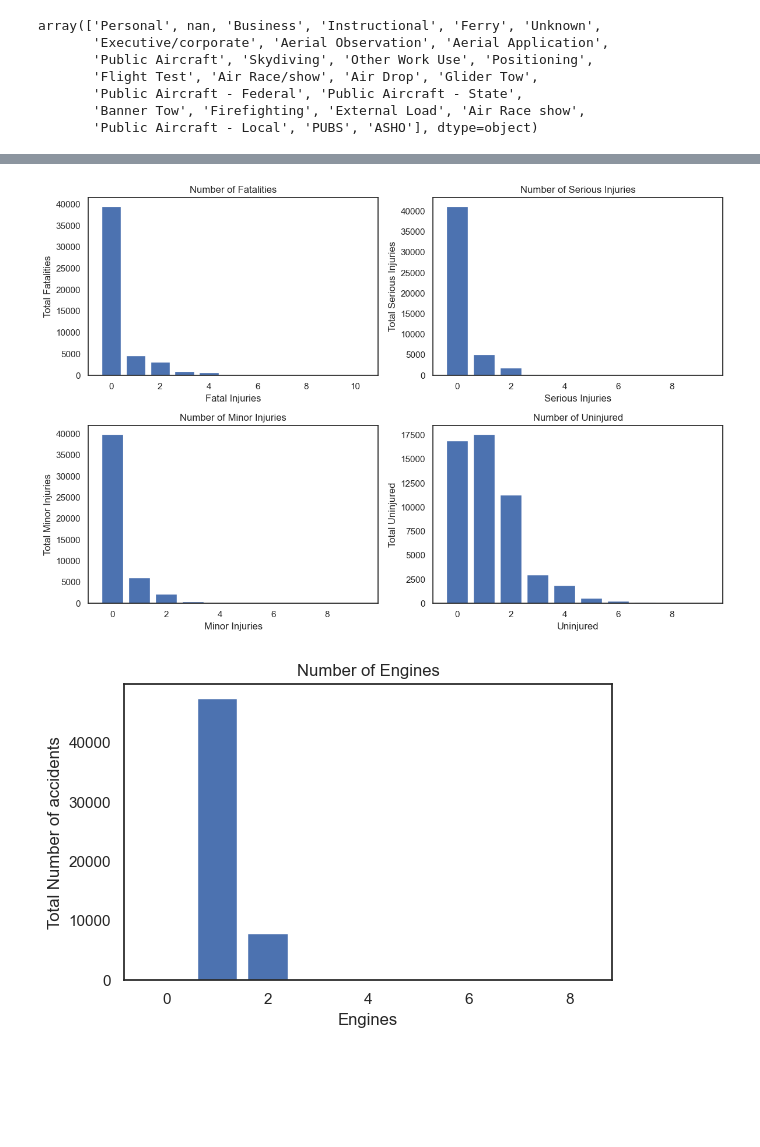
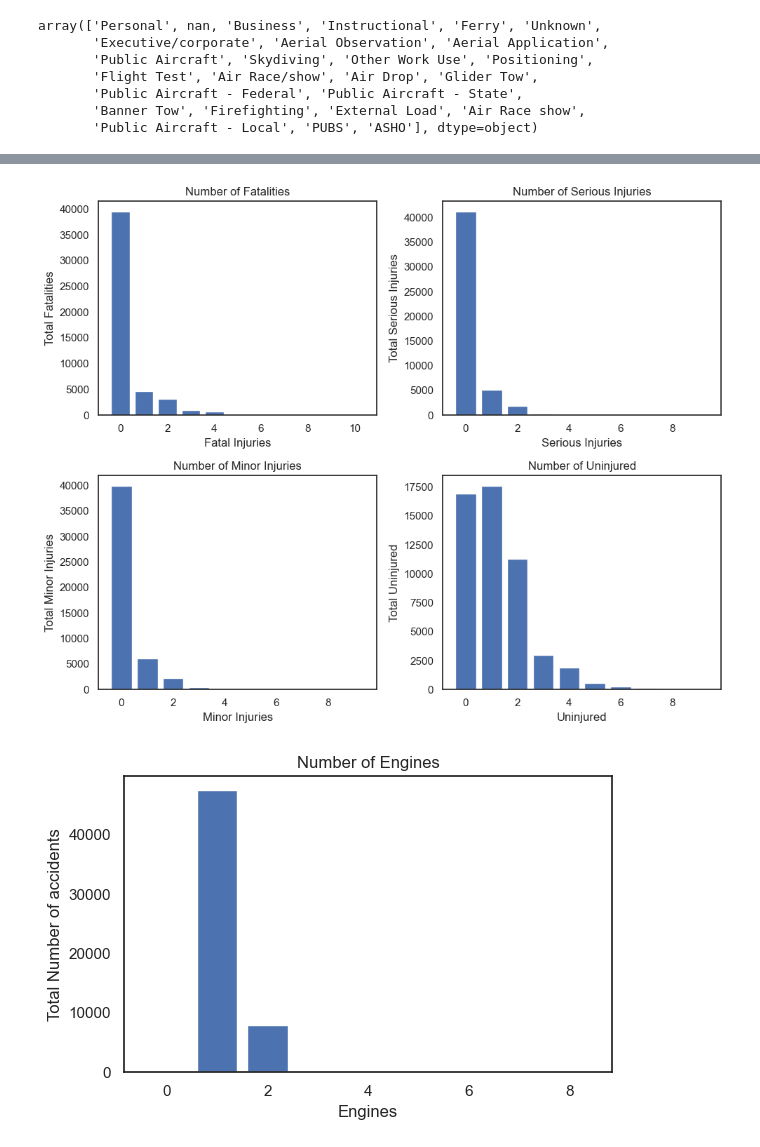
Before and after one commit to KBE25/risk_analysis, a Jupyter notebook: accident_analysis.ipynb, the cells around one changed output, grey strips where cells are left out. Saved outputs shown, nothing was run; the diff lists cells and outputs as text; code cells hidden in the pictures; blank space fills up the shorter version.

```diff
--- a/accident_analysis.ipynb
+++ b/accident_analysis.ipynb
@@ -245,35 +245,35 @@ df.describe()
 #Plotting columns'Total.Fatal.Injuries', 'Total.Serious.Injuries', 'Total.Minor.Injuries' and 'Total.Uninjured' to determine
 #which is the best replacement method for the missing values as the above table is not enough to determine this.
 
-plt.figure(figsize=(12, 8))
+plt.figure(figsize=(10, 8))
 
 plt.subplot(2, 2, 1)
 plt.bar(df['Total.Fatal.Injuries'].value_counts().index[0:10], df['Total.Fatal.Injuries'].value_counts().values[0:10])
 plt.title('Number of Fatalities')
 plt.xlabel('Fatal Injuries')
 plt.ylabel('Total Fatalities')
 
 plt.subplot(2, 2, 2)
 plt.bar(df['Total.Serious.Injuries'].value_counts().index[0:10], df['Total.Serious.Injuries'].value_counts().values[0:10])
 plt.title('Number of Serious Injuries')
 plt.xlabel('Serious Injuries')
 plt.ylabel('Total Serious Injuries')
 
 plt.subplot(2, 2, 3)
 plt.bar(df['Total.Minor.Injuries'].value_counts().index[0:10], df['Total.Minor.Injuries'].value_counts().values[0:10])
 plt.title('Number of Minor Injuries')
 plt.xlabel('Minor Injuries')
 plt.ylabel('Total Minor Injuries')
 
 plt.subplot(2, 2, 4)
 plt.bar(df['Total.Uninjured'].value_counts().index[0:10], df['Total.Uninjured'].value_counts().values[0:10])
 plt.title('Number of Uninjured')
 plt.xlabel('Uninjured')
 plt.ylabel('Total Uninjured')
 
 plt.tight_layout();
 # %% [output]
-[figure, old version]
+[figure, new version]
 # %%
 #Based on the above graphs, I can see that the information is positively skewed.
 #In these cases the median is generally the most robust choice for imputing missing values.
```
Also changed, not shown: parts of 2 cells of this notebook.
